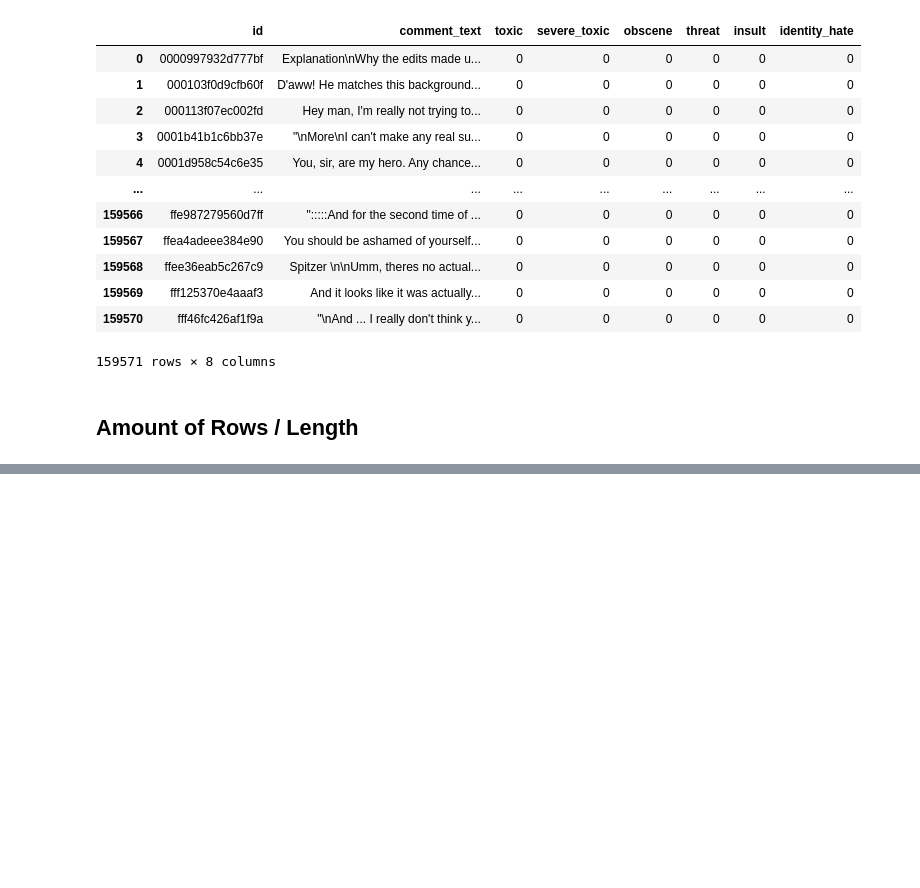
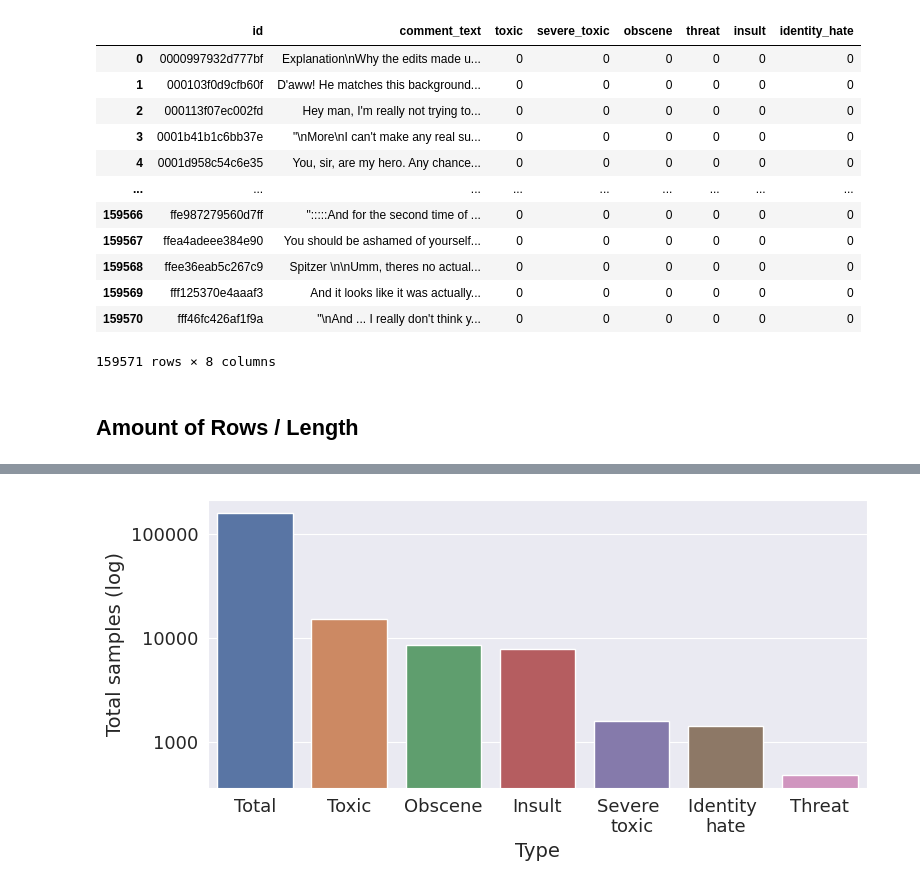
Before and after one commit to GeroVanMi/NLP_Project_ToxicSpeechDetection, a Jupyter notebook: src/data_exploration.ipynb, the cells around one changed output, grey strips where cells are left out. Saved outputs shown, nothing was run; the diff lists cells and outputs as text; code cells hidden in the pictures; blank space fills up the shorter version.

Commit message:
Added logging functionality, progress bars and bar plot for class balance.

```diff
--- a/src/data_exploration.ipynb
+++ b/src/data_exploration.ipynb
@@ -37,0 +37,3 @@ len(df)
+# %%
+total = len(df)
+total
@@ -37,0 +60,8 @@ len(df)
+# %%
+# Plotting config
+sns.set_style('darkgrid') # darkgrid, white grid, dark, white and ticksplt.rc('axes', titlesize=18)     # fontsize of the axes title
+plt.rc('axes', labelsize=14)    # fontsize of the x and y labels
+plt.rc('xtick', labelsize=13)    # fontsize of the tick labels
+plt.rc('ytick', labelsize=13)    # fontsize of the tick labels
+plt.rc('legend', fontsize=13)    # legend fontsize
+plt.rc('font', size=13)          # controls default text sizes
@@ -37,0 +79,27 @@ len(df)
+# %%
+df_classes = df[["id", "toxic", "severe_toxic", "obscene", "threat", "insult", "identity_hate"]]
+
+df_long = pd.melt(df_classes, id_vars='id', value_vars=['toxic', 'severe_toxic', 'obscene', 'threat', 'insult', 'identity_hate'])
+grouped = df_long.groupby('variable', as_index=False).sum(numeric_only = True)
+
+add_data = pd.DataFrame.from_dict({'variable':['total'], 'value':[total]})
+grouped = pd.concat([grouped, add_data], ignore_index=True)
+
+grouped = grouped.sort_values(by='value', ascending = False)
+
+plt.figure(figsize=(8,4), tight_layout=True)
+ax = sns.barplot(x=grouped['variable'], y=grouped['value'], palette='deep', errorbar=None)
+ax.set(title='', xlabel='Type', ylabel='Total samples (log)')
+
+labels = [item.get_text().capitalize() for item in ax.get_xticklabels()]
+labels[4] = 'Severe \ntoxic'
+labels[5] = 'Identity \nhate'
+ax.set_xticklabels(labels)
+
+plt.yscale('log')
+
+ax.yaxis.set_major_formatter(ScalarFormatter())
+
+plt.show()
+# %% [output]
+[figure, added]
```
Also changed, not shown: parts of 6 cells of this notebook, 3 other files.
